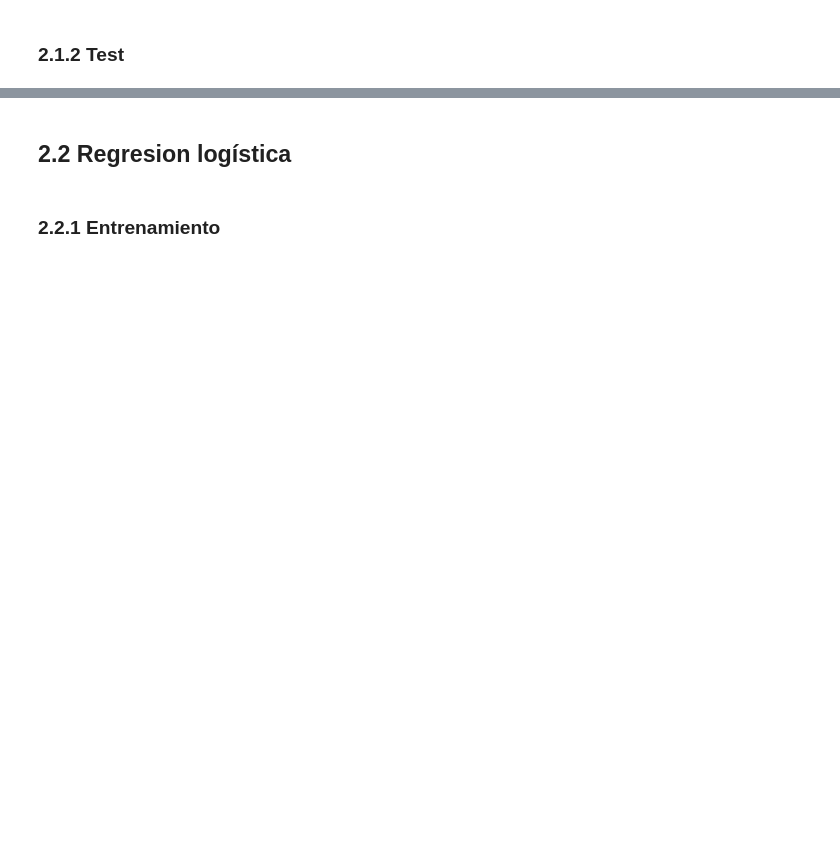
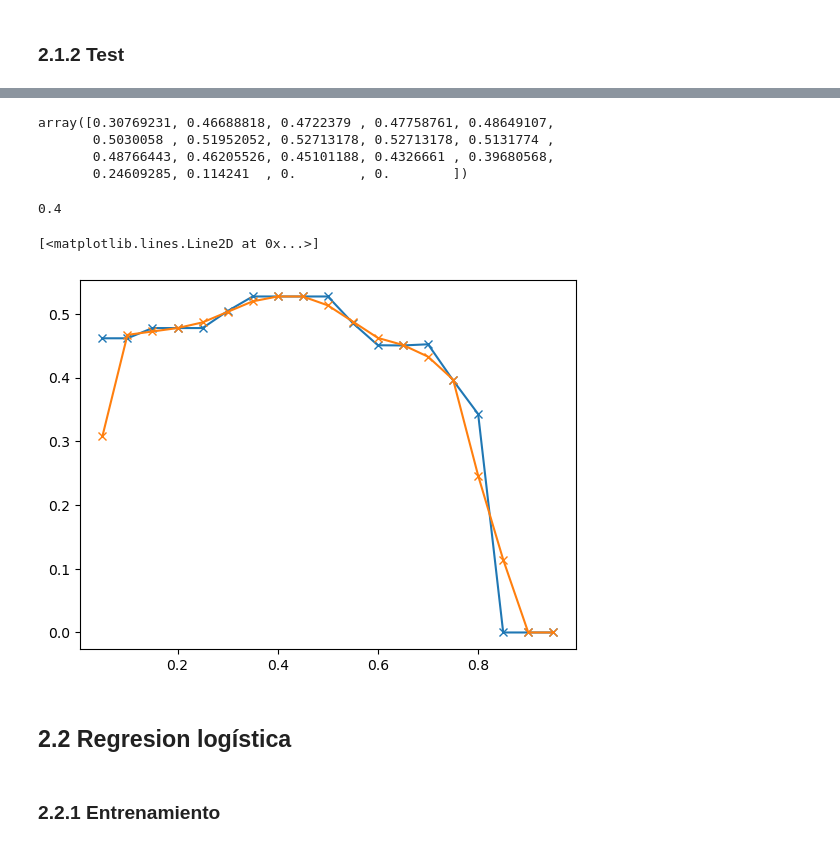
Before and after one commit to Miguelmdv/Python_For_IA, a Jupyter notebook: Bloque 3 - Machine Learning/Proyecto ML/proyecto_ml_02.ipynb, the cells around one changed output, grey strips where cells are left out. Cells and saved outputs as stored; diff of their text form; code cells hidden in the pictures; blank space fills up the shorter version.

```diff
--- a/Bloque 3 - Machine Learning/Proyecto ML/proyecto_ml_02.ipynb
+++ b/Bloque 3 - Machine Learning/Proyecto ML/proyecto_ml_02.ipynb
@@ -529,0 +588,2 @@ F1-score: 0.46060606060606063
+# %%
+y_test_pred_proba = grid_search_dt.best_estimator_.predict_proba(X_test)[:, 1]
@@ -529,0 +601,7 @@ F1-score: 0.46060606060606063
+# %%
+THRESHOLD = 0.3
+
+pred = (y_test_pred_proba > THRESHOLD).astype("int")
+print("Precission:", precision_score(y_true=y_test, y_pred=pred))
+print("Recall:", recall_score(y_true=y_test, y_pred=pred))
+print("F1-score:", f1_score(y_true=y_test, y_pred=pred))
@@ -529,0 +614,8 @@ F1-score: 0.46060606060606063
+# %%
+threshold_list = np.linspace(0, 1, 21)[1:-1]
+test_f1_score_list = []
+
+for threshold in threshold_list:
+    pred = (y_test_pred_proba > threshold).astype("int")
+    metric = f1_score(y_true=y_test, y_pred=pred)
+    test_f1_score_list.append(metric)
@@ -530,2 +649,25 @@ F1-score: 0.46060606060606063
+# %%
+def moving_average(x, w):
+    return np.convolve(x, np.ones(w), "same") / w
+
+
+smoothed_test_f1_score_arr = moving_average(test_f1_score_list, 3)
+smoothed_test_f1_score_arr
+# %% [output]
+array([0.30769231, 0.46688818, 0.4722379 , 0.47758761, 0.48649107,
+       0.5030058 , 0.51952052, 0.52713178, 0.52713178, 0.5131774 ,
+       0.48766443, 0.46205526, 0.45101188, 0.4326661 , 0.39680568,
+       0.24609285, 0.114241  , 0.        , 0.        ])
+# %%
+optimal_threshold = threshold_list[np.argmax(smoothed_test_f1_score_arr)]
+optimal_threshold
+# %% [output]
+0.4
+# %%
+plt.plot(threshold_list, test_f1_score_list, "x-")
+plt.plot(threshold_list, smoothed_test_f1_score_arr, "x-")
+# %% [output]
+[<matplotlib.lines.Line2D at 0x...>]
+[figure, added]
 # %% [markdown]
 ## 2.2 Regresion logística
```
Also changed, not shown: parts of 38 cells of this notebook, 14 other files.
